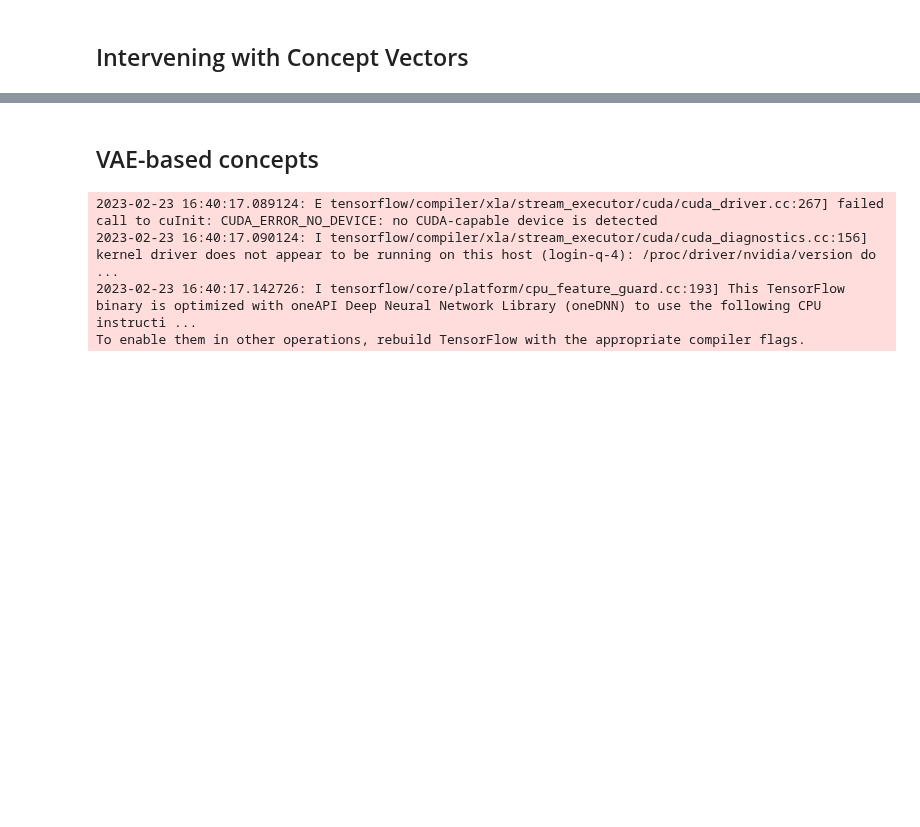
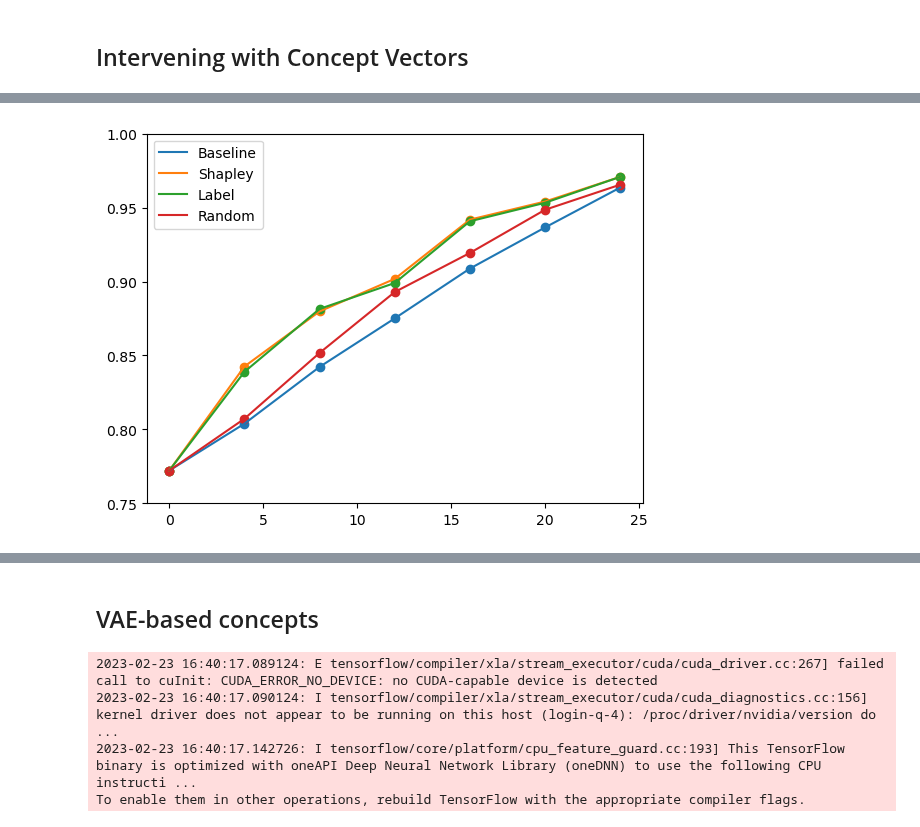
Before and after one commit to naveenr414/Concept-Learning, a Jupyter notebook: scripts/cem_scripts/CEM Intervention Experiments.ipynb, the cells around one changed output, grey strips where cells are left out. Drawn from its saved outputs; the diff is of its cells as text; code cells hidden in the pictures; blank space fills up the shorter version.

```diff
--- a/scripts/cem_scripts/CEM Intervention Experiments.ipynb
+++ b/scripts/cem_scripts/CEM Intervention Experiments.ipynb
@@ -251,0 +353,6 @@ for i in range(n_concepts):
+# %%
+results_concept2vec = {}
+for seed in [43,44,45]:
+    related_concept2vec = get_related_scores(np.load(open("concept_vectors/concept2vec_{}.npy".format(seed),"rb")))
+    results_seed = get_results(related_concept2vec,trials=1)
+    results_concept2vec = add_result(results_concept2vec,results_seed)
@@ -252,2 +375,6 @@ for i in range(n_concepts):
 # %%
-results_concept2vec = get_results(related_concept2vec)
+results_labels = {}
+for seed in [43,44,45]:
+    related_labels = get_related_scores(np.load(open("concept_vectors/labels_{}.npy".format(seed),"rb")))
+    results_seed = get_results(related_labels,trials=1)
+    results_labels = add_result(results_labels,results_seed)
@@ -279,3 +396,0 @@ for i in range(n_concepts):
-# %%
-results_labels = get_results(related_labels)
-results_labels
@@ -319,0 +397,6 @@ RecursionError: maximum recursion depth exceeded while calling a Python object
+# %%
+results_shapley = {}
+for seed in [43,44,45]:
+    related_shapley = get_related_scores(np.load(open("concept_vectors/shapley_{}.npy".format(seed),"rb")))
+    results_seed = get_results(related_shapley,trials=1)
+    results_shapley = add_result(results_shapley,results_seed)
@@ -319,0 +463,4 @@ RecursionError: maximum recursion depth exceeded while calling a Python object
+# %%
+plot_all_results([results_baseline,results_shapley,results_labels,results_random],['Baseline','Shapley','Label','Random'])
+# %% [output]
+[figure, added]
```
Also changed, not shown: parts of 41 cells of this notebook.
